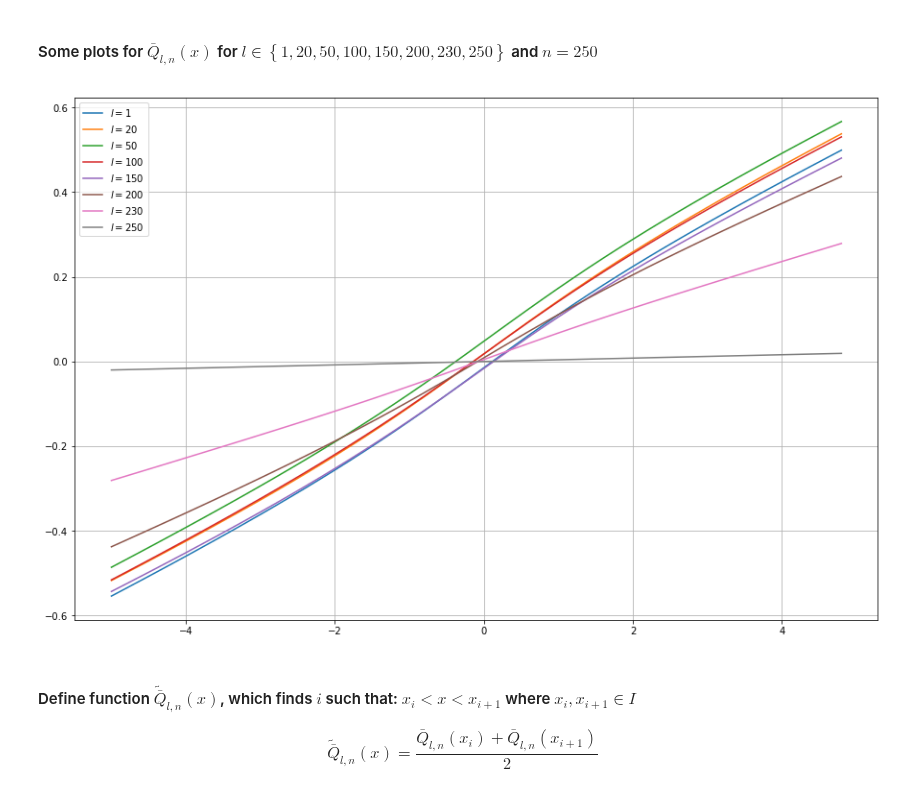
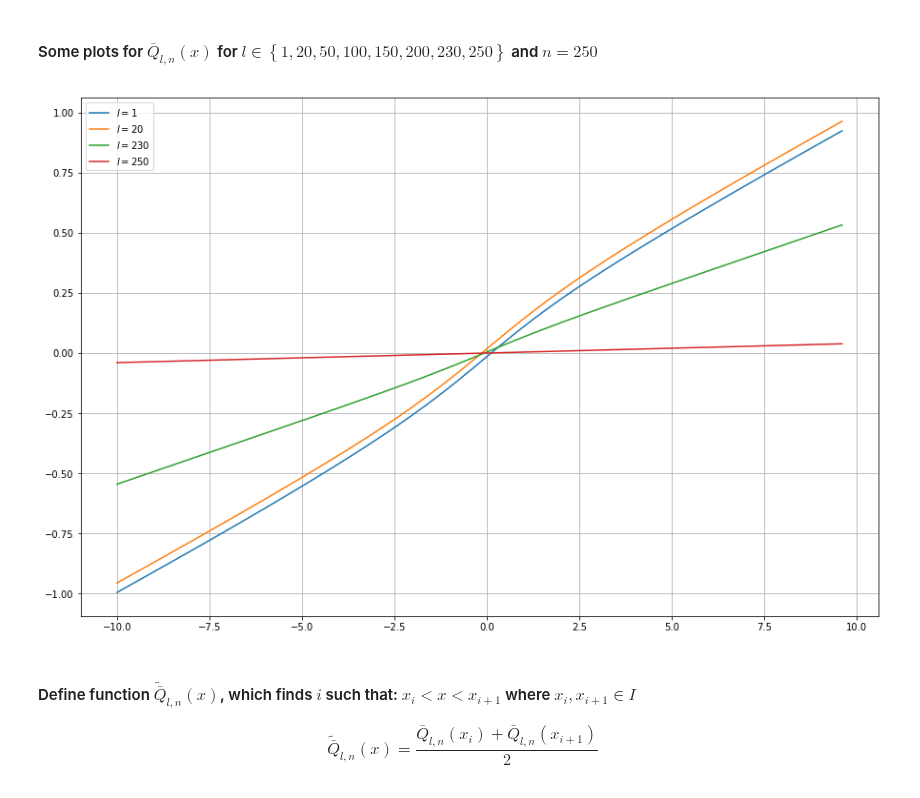
Before and after one commit to ShagadatovNurlan/VR-MCMC, a Jupyter notebook: Algo2_full_research_dimension1.ipynb, the cells around one changed output. Saved outputs shown, nothing was run; the diff lists cells and outputs as text; code cells hidden in the pictures.

```diff
--- a/Algo2_full_research_dimension1.ipynb
+++ b/Algo2_full_research_dimension1.ipynb
@@ -37,10 +37,10 @@ $$ \forall p = 1, \dots, n \text{ and }  i = 1, \dots , N_{train}$$
 Then I estimate:
 $$\bar{Q}_{l, n}^N (x) = \frac{1}{N_{train}} \sum_{i = 1}^{N_{train}}\sum_{p = 0}^{n-l} \frac{1}{n} X_p^{x, (i)} \quad \forall x \in I$$
 # %%
-n = 1000
-N_train = 5
+n = 250
+N_train = 100
 
-grid = np.arange(-5, 5, 0.2)
+grid = np.arange(-10, 10, 0.4)
 
 def q_l_by_grid(grid, l, n, N_train):
     np.random.seed(42)
@@ -61,19 +61,20 @@ for l in tqdm(range(n)):
 # %%
 np.save('Q_grid.npy', Q_grid)
 # %%
-Q_grid = np.load('Q_grid.npy')
+# Q_grid = np.load('Q_grid.npy')
 # %% [markdown]
 #### Some plots for $\bar{Q}_{l,n} (x)$ for $l \in \left\{1, 20, 50, 100,150,200, 230, 250 \right\}$ and $n = 250$
 # %%
 plt.figure(figsize=(15,10))
 
-for l in [0,19, 49, 99, 149,199,229,249]:
+for l in [0,19,229,249]:
     plt.plot(grid, Q_grid[l], label = r"$l = {}$".format(l+1))
 plt.legend()
 plt.grid()
+# plt.xlim(-1,1)
 plt.show()
 # %% [output]
-[figure, old version]
+[figure, new version]
 # %% [markdown]
 #### Define function $\tilde{\bar{Q}}_{l,n}(x)$, which finds $i$ such that: $x_i < x < x_{i+1}$ where $x_i, x_{i+1} \in I$
 
```
Also changed, not shown: parts of 14 cells of this notebook, 1 other file.
